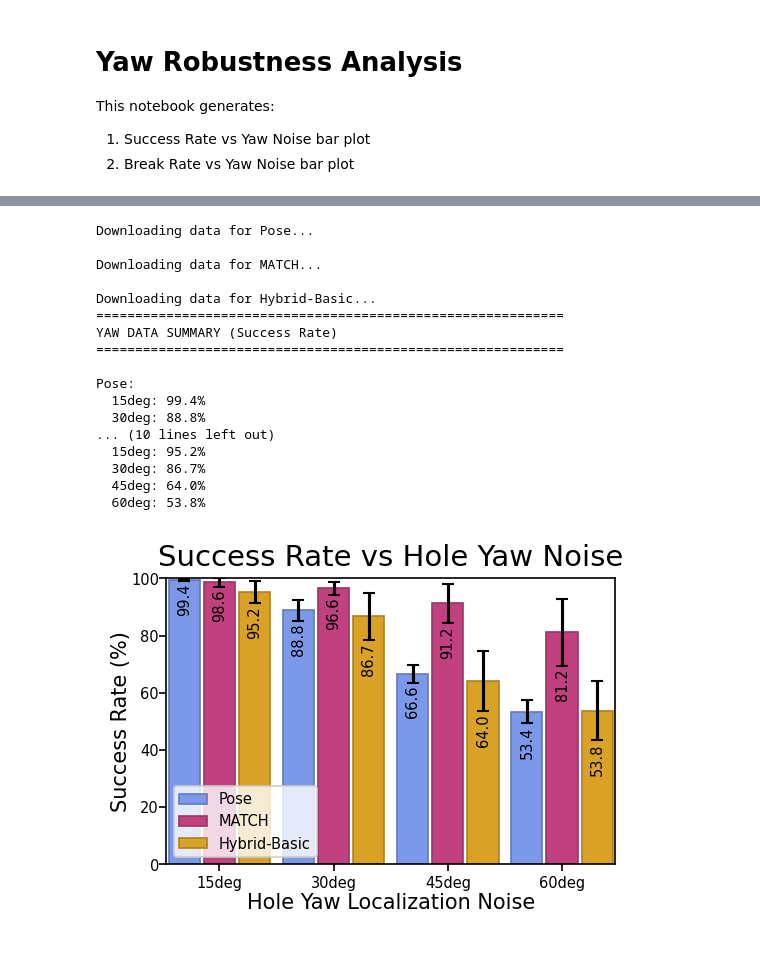
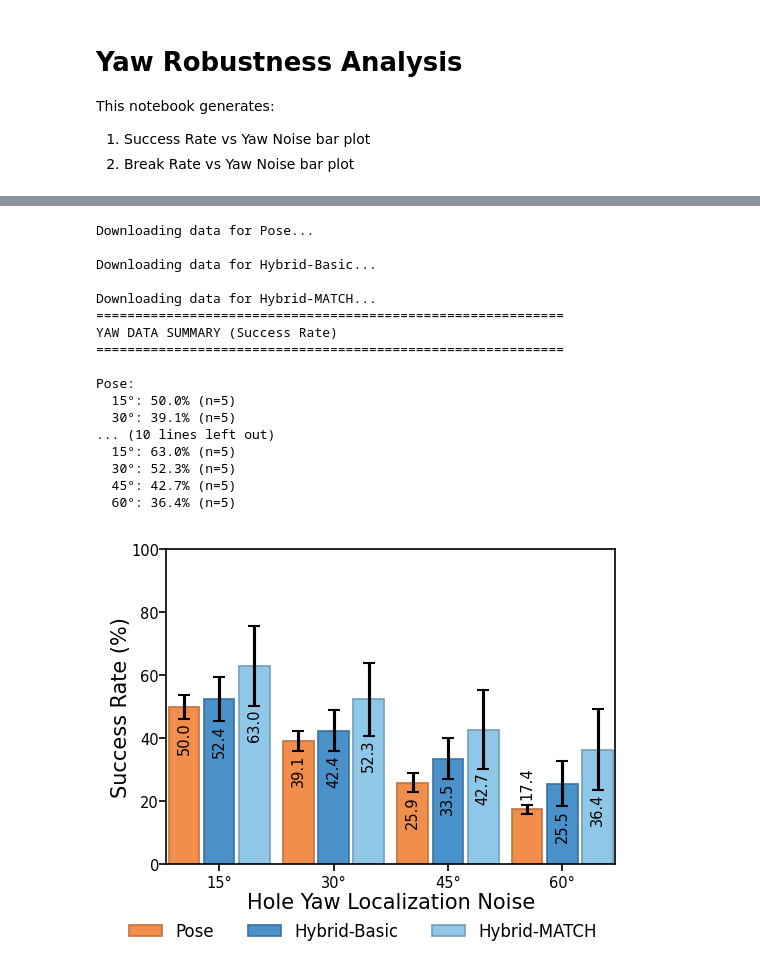
Before and after one commit to RoboNuke/Continuous_Force_RL, a Jupyter notebook: scripts/data_processing/yaw_robustness_analysis.ipynb, the cells around one changed output, grey strips where cells are left out. Cells and saved outputs as stored; diff of their text form; code cells hidden in the pictures.

```diff
--- a/scripts/data_processing/yaw_robustness_analysis.ipynb
+++ b/scripts/data_processing/yaw_robustness_analysis.ipynb
@@ -13,8 +13,11 @@ import wandb
 import pandas as pd
 import numpy as np
 import matplotlib.pyplot as plt
+import importlib
 
-# Import shared utilities
+# Import and reload shared utilities (reload picks up changes without rerunning blocks 2-3)
+import analysis_utils
+importlib.reload(analysis_utils)
 from analysis_utils import (
     # Constants
     ENTITY, PROJECT, COLORS,
@@ -36,18 +39,23 @@ from analysis_utils import (
 METHOD_TAGS = {
     #"Pose(3deg)": "pose_hex_state-std:2026-01-26_18:36",
     #"MATCH(3deg)": "MATCH_hex_state-std:2026-01-26_17:33",
-    "Pose": "pose_hex-15deg:2026-02-04_17:45",
-    "MATCH": "MATCH_hex-15deg:2026-02-04_17:45",
-    "Hybrid-Basic":"basic-hybrid_hex-15deg:2026-02-04_17:45",
+    #"Pose": "pose_hex-15deg:2026-02-04_17:45",
+    #"MATCH": "MATCH_hex-15deg:2026-02-04_17:45",
+    #"Hybrid-Basic":"basic-hybrid_hex-15deg:2026-02-04_17:45",
+
+    # squashed v1
+    "Pose": "pose_squashed_hex-15deg_f10000:2026-02-24_16:39",
+    "Hybrid-Basic":"hybrid_squashed_hex-15deg_f10000:2026-02-24_16:39",
+    "Hybrid-MATCH":"MATCH_squashed_hex-15deg_f10000:2026-02-24_16:39",
 }
 
 # Yaw Level Mapping: display label -> metric range string
 # NOTE: The 0deg range has a leading space in wandb: " 0deg-15deg"
 YAW_LEVELS = {
-    "15deg": "0deg-15deg",
-    "30deg": "15deg-30deg",
-    "45deg": "30deg-45deg",
-    "60deg": "45deg-60deg",
+    "15°": "0deg-15deg",
+    "30°": "15deg-30deg",
+    "45°": "30deg-45deg",
+    "60°": "45deg-60deg",
 }
 
 # Policy Selection
@@ -126,44 +133,44 @@ print_data_summary(
 # %% [output]
 Downloading data for Pose...
 
-Downloading data for MATCH...
+Downloading data for Hybrid-Basic...
 
-Downloading data for Hybrid-Basic...
+Downloading data for Hybrid-MATCH...
 ============================================================
 YAW DATA SUMMARY (Success Rate)
 ============================================================
 
 Pose:
-  15deg: 99.4%
-  30deg: 88.8%
+  15°: 50.0% (n=5)
+  30°: 39.1% (n=5)
 ... (10 lines left out)
-  15deg: 95.2%
-  30deg: 86.7%
-  45deg: 64.0%
-  60deg: 53.8%
+  15°: 63.0% (n=5)
+  30°: 52.3% (n=5)
+  45°: 42.7% (n=5)
+  60°: 36.4% (n=5)
 # %%
 # ============================================================
 # BLOCK 4: SUCCESS RATE VS YAW NOISE
 # ============================================================
 
 fig, ax = plot_rate_figure(
     data=yaw_data,
     method_names=list(METHOD_TAGS.keys()),
     level_labels=list(YAW_LEVELS.keys()),
     level_col="yaw_level",
     metric="success",
-    title="Success Rate vs Hole Yaw Noise",
+    #title="Success Rate vs Hole Yaw Noise",
     x_label="Hole Yaw Localization Noise",
     y_label="Success Rate (%)",
     y_lim=SUCCESS_Y_LIM,
     y_ticks=SUCCESS_Y_TICKS,
     error_type=ERROR_TYPE,
     filter_top_n=TOP_N_POLICIES,
     best_checkpoints=best_checkpoints_by_method,
 )
 plt.show()
 # %% [output]
-[figure, old version]
+[figure, new version]
 # %%
 # ============================================================
 # BLOCK 5: BREAK RATE VS YAW NOISE
```
Also changed, not shown: parts of 2 cells of this notebook, 5 other files.
